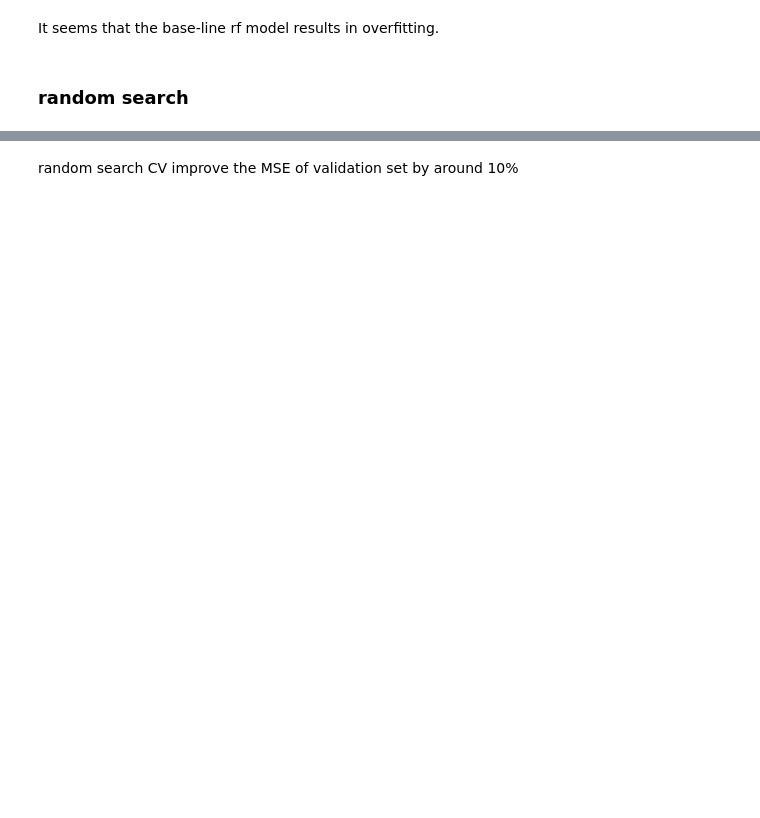
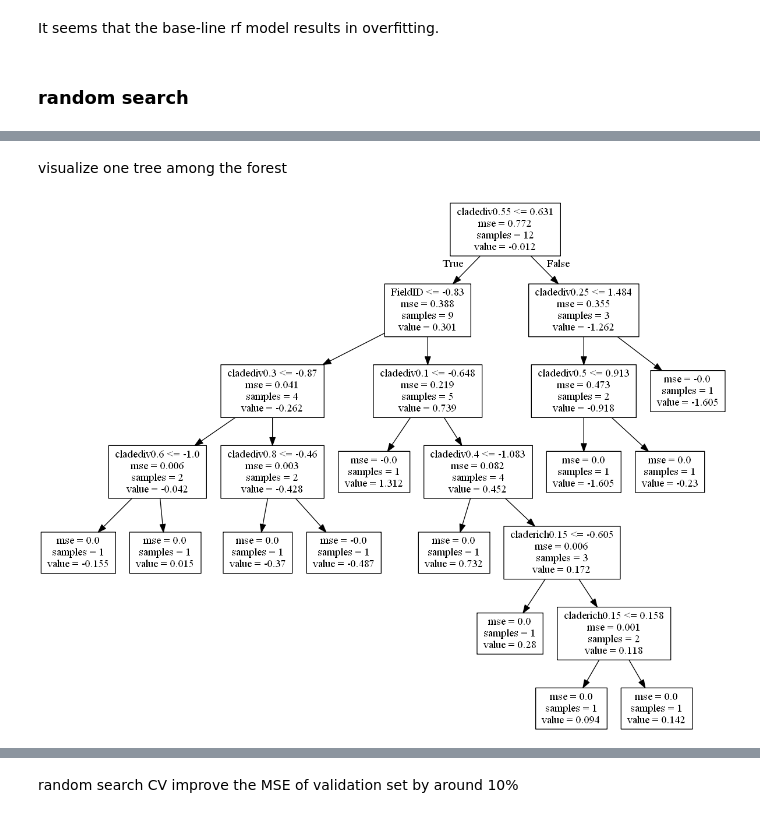
Before and after one commit to csy99/potato-lankau, a Jupyter notebook: scripts/w020202.ipynb, the cells around one changed output, grey strips where cells are left out. Saved outputs shown, nothing was run; the diff lists cells and outputs as text; code cells hidden in the pictures; blank space fills up the shorter version.

```diff
--- a/scripts/w020202.ipynb
+++ b/scripts/w020202.ipynb
@@ -288 +290,5 @@ RandomForestRegressor(bootstrap=True, criterion='mse', max_depth=13,
            random_state=None, verbose=0, warm_start=False)
+# %% [markdown]
+visualize one tree among the forest
+# %%
+estimator = rf.estimators_[5]
@@ -289,3 +300,12 @@ RandomForestRegressor(bootstrap=True, criterion='mse', max_depth=13,
+# %%
+import os
+os.environ['PATH'] = os.environ['PATH']+';'+os.environ['CONDA_PREFIX']+r"\Library\bin\graphviz"
+dot_data = StringIO()
+export_graphviz(estimator, out_file=dot_data, feature_names=xtrain_meta_d.columns)
+graph = pydotplus.graph_from_dot_data(dot_data.getvalue())
+Image(graph.create_png())
+# %% [output]
+[figure, added]
 # %%
 # training set
 rfrd_train_pred = pd.Series(rf_random_meta_d.predict(xtrain_meta_d))
```
Also changed, not shown: parts of 8 cells of this notebook.
